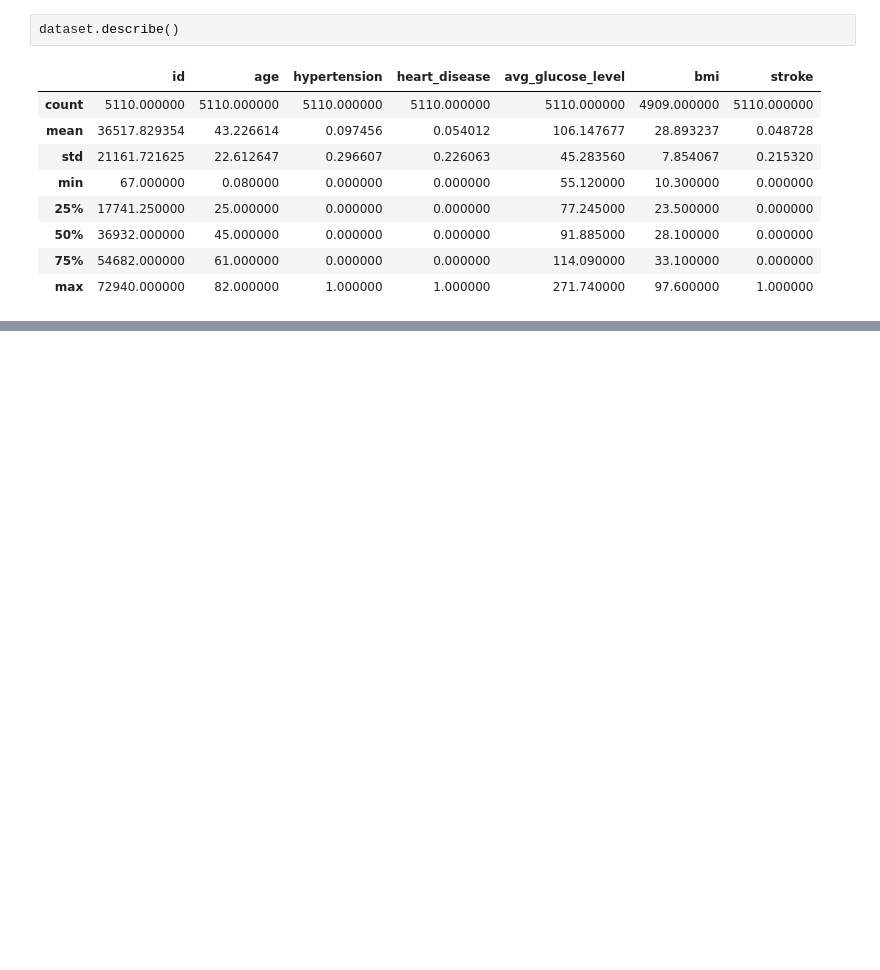
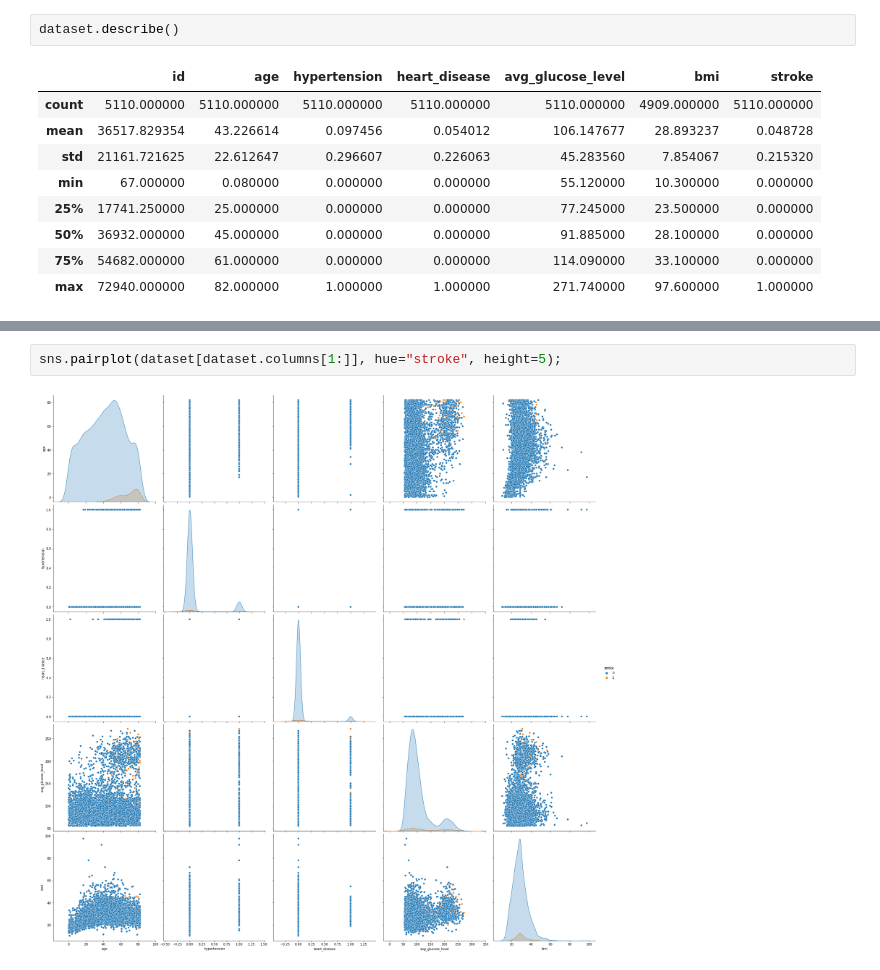
Before and after one commit to Requiem98/FDS-FinalProject, a Jupyter notebook: main.ipynb, the cells around one changed output, grey strips where cells are left out. Cells and saved outputs as stored; diff of their text form; blank space fills up the shorter version.

```diff
--- a/main.ipynb
+++ b/main.ipynb
@@ -92,0 +128,4 @@ Name: smoking_status, Length: 5110, dtype: object
+# %%
+sns.pairplot(dataset[dataset.columns[1:]], hue="stroke", height=5);
+# %% [output]
+[figure, added]
```
Also changed, not shown: parts of 11 cells of this notebook, 1 other file.
